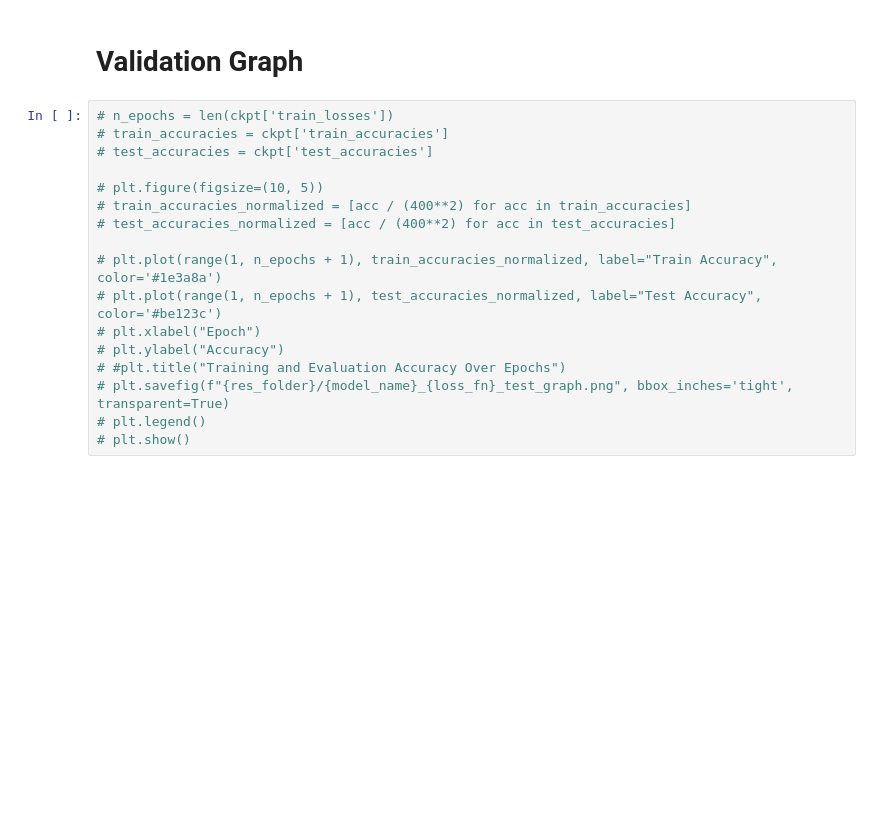
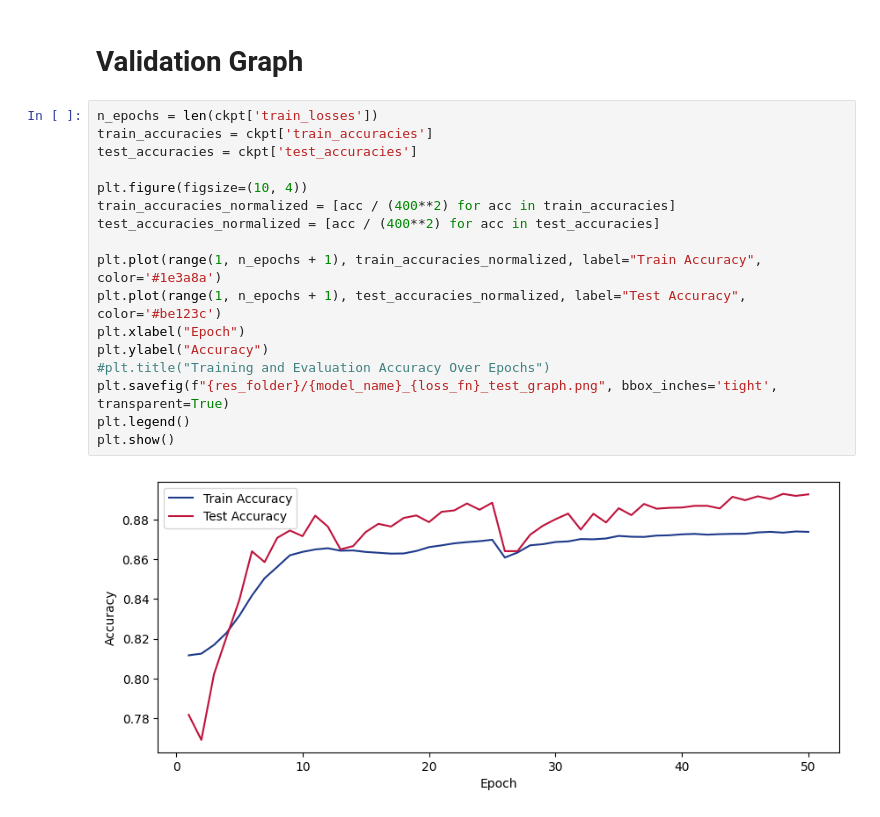
Before and after one commit to DaDudeIan/Pre-planning-Intersection-Traversal-for-Autonomous-Vehicles, a Jupyter notebook: models/training/results.ipynb, the cells around one changed output. Drawn from its saved outputs; the diff is of its cells as text; blank space fills up the shorter version.

```diff
--- a/models/training/results.ipynb
+++ b/models/training/results.ipynb
@@ -207,19 +203,21 @@ plt.savefig(f"{res_folder}/{base}_train1.png", bbox_inches='tight', transparent=
 # %% [markdown]
 # Validation Graph
 # %%
-# n_epochs = len(ckpt['train_losses'])
-# train_accuracies = ckpt['train_accuracies']
-# test_accuracies = ckpt['test_accuracies']
+n_epochs = len(ckpt['train_losses'])
+train_accuracies = ckpt['train_accuracies']
+test_accuracies = ckpt['test_accuracies']
 
-# plt.figure(figsize=(10, 5))
-# train_accuracies_normalized = [acc / (400**2) for acc in train_accuracies]
-# test_accuracies_normalized = [acc / (400**2) for acc in test_accuracies]
+plt.figure(figsize=(10, 4))
+train_accuracies_normalized = [acc / (400**2) for acc in train_accuracies]
+test_accuracies_normalized = [acc / (400**2) for acc in test_accuracies]
 
-# plt.plot(range(1, n_epochs + 1), train_accuracies_normalized, label="Train Accuracy", color='#1e3a8a')
-# plt.plot(range(1, n_epochs + 1), test_accuracies_normalized, label="Test Accuracy", color='#be123c')
-# plt.xlabel("Epoch")
-# plt.ylabel("Accuracy")
-# #plt.title("Training and Evaluation Accuracy Over Epochs")
-# plt.savefig(f"{res_folder}/{model_name}_{loss_fn}_test_graph.png", bbox_inches='tight', transparent=True)
-# plt.legend()
-# plt.show()
+plt.plot(range(1, n_epochs + 1), train_accuracies_normalized, label="Train Accuracy", color='#1e3a8a')
+plt.plot(range(1, n_epochs + 1), test_accuracies_normalized, label="Test Accuracy", color='#be123c')
+plt.xlabel("Epoch")
+plt.ylabel("Accuracy")
+#plt.title("Training and Evaluation Accuracy Over Epochs")
+plt.savefig(f"{res_folder}/{model_name}_{loss_fn}_test_graph.png", bbox_inches='tight', transparent=True)
+plt.legend()
+plt.show()
+# %% [output]
+[figure, added]
```
Also changed, not shown: parts of 5 cells of this notebook, 5 other files.
